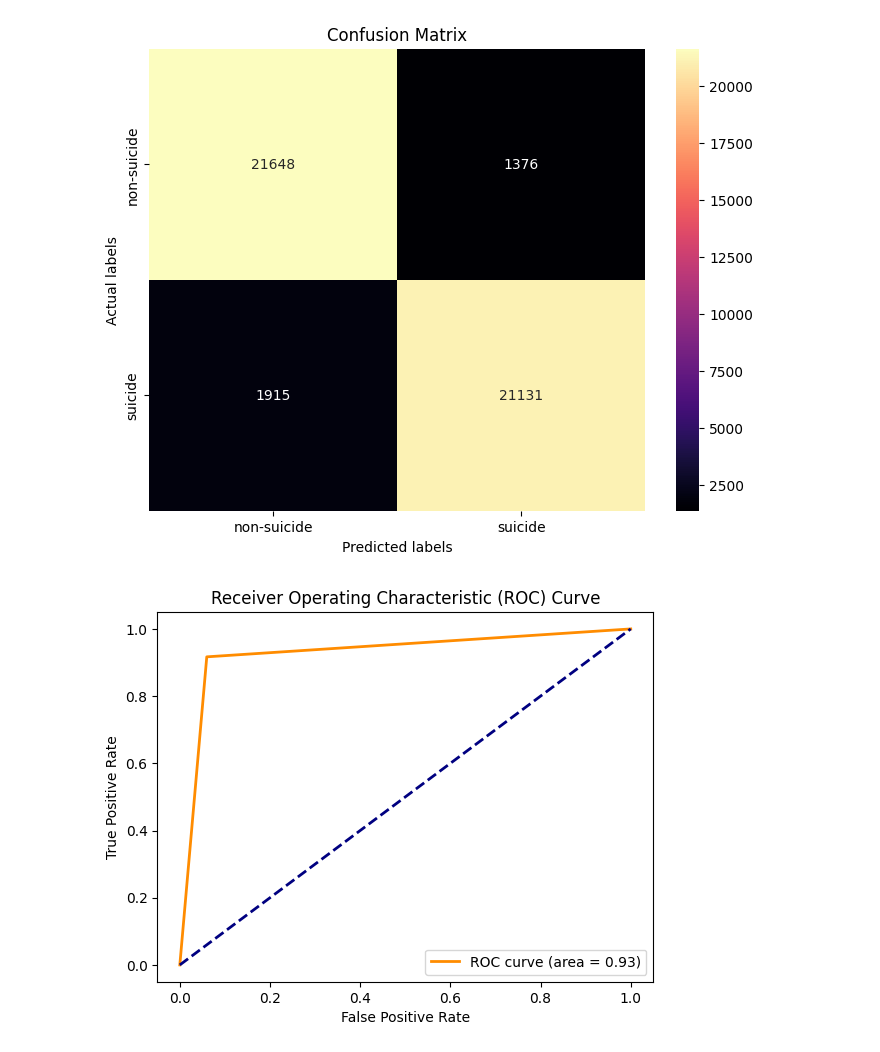
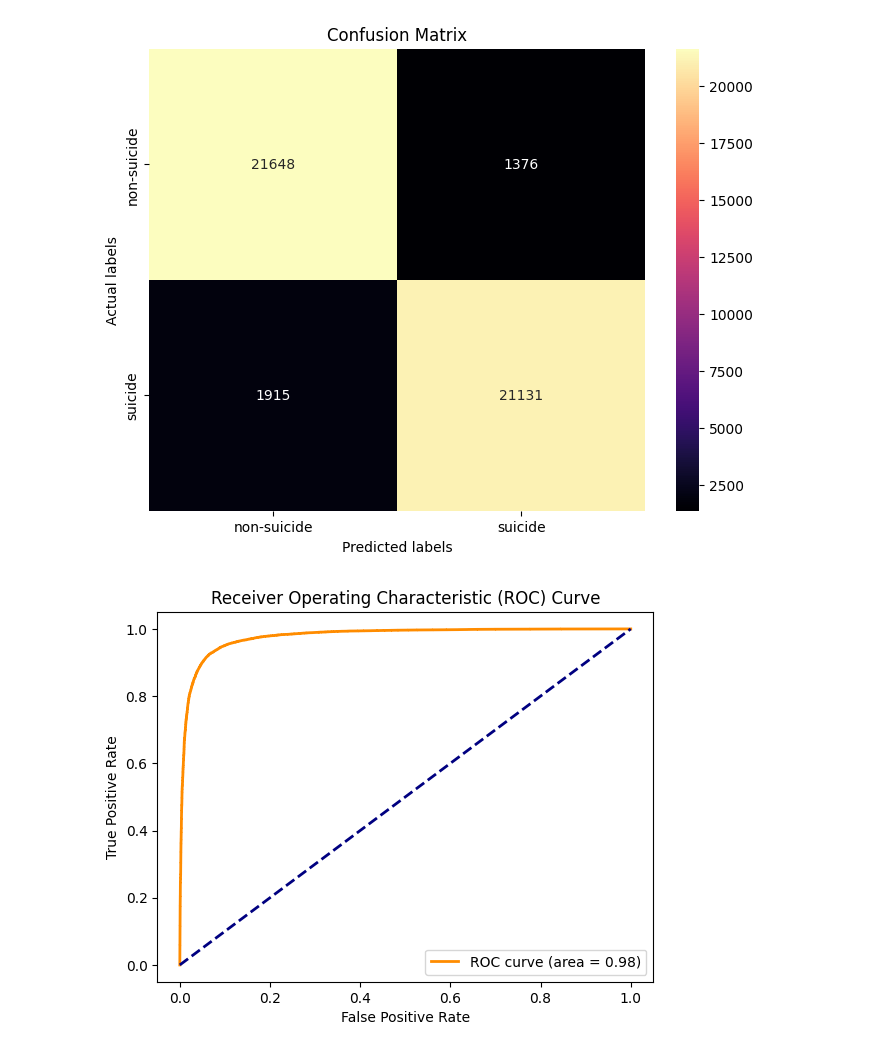
Before and after one commit to JiaYong02/Suicidal-Detection-NLP, a Jupyter notebook: model/Logistic_Regression.ipynb, the cells around one changed output. Drawn from its saved outputs; the diff is of its cells as text; code cells hidden in the pictures.

Commit message:
update on roc curve

```diff
--- a/model/Logistic_Regression.ipynb
+++ b/model/Logistic_Regression.ipynb
@@ -238,22 +237,33 @@ plt.show()
 # %% [output]
 [figure]
 # %%
+from sklearn.metrics import roc_curve, roc_auc_score
+import matplotlib.pyplot as plt
+
 # Reformat y test and pred to numeric
 y_test_num = np.where(y_test == 'suicide', 1, 0)
 y_pred_num = np.where(y_pred == 'suicide', 1, 0)
 
-# Compute ROC curve and AUC score
-fpr, tpr, thresholds = roc_curve(y_test_num, y_pred_num)
-auc_score = roc_auc_score(y_test_num, y_pred_num)
+# Predict probabilities for each class
+y_pred_proba = classifier.predict_proba(X_test)
+
+# Extract probabilities for the positive class
+y_pred_proba_positive = y_pred_proba[:, 1]
+
+# Calculate ROC curve
+fpr, tpr, _ = roc_curve(y_test_num, y_pred_proba_positive)
+
+# Calculate AUC score
+auc_score = roc_auc_score(y_test, y_pred_proba_positive)
 
 # Plot ROC curve
 plt.figure()
 plt.plot(fpr, tpr, color='darkorange', lw=2, label='ROC curve (area = %0.2f)' % auc_score)
 plt.plot([0, 1], [0, 1], color='navy', lw=2, linestyle='--')
 plt.xlabel('False Positive Rate')
 plt.ylabel('True Positive Rate')
 plt.title('Receiver Operating Characteristic (ROC) Curve')
 plt.legend(loc="lower right")
 plt.show()
 # %% [output]
-[figure, old version]
+[figure, new version]
```
Also changed, not shown: parts of 2 cells of this notebook.
